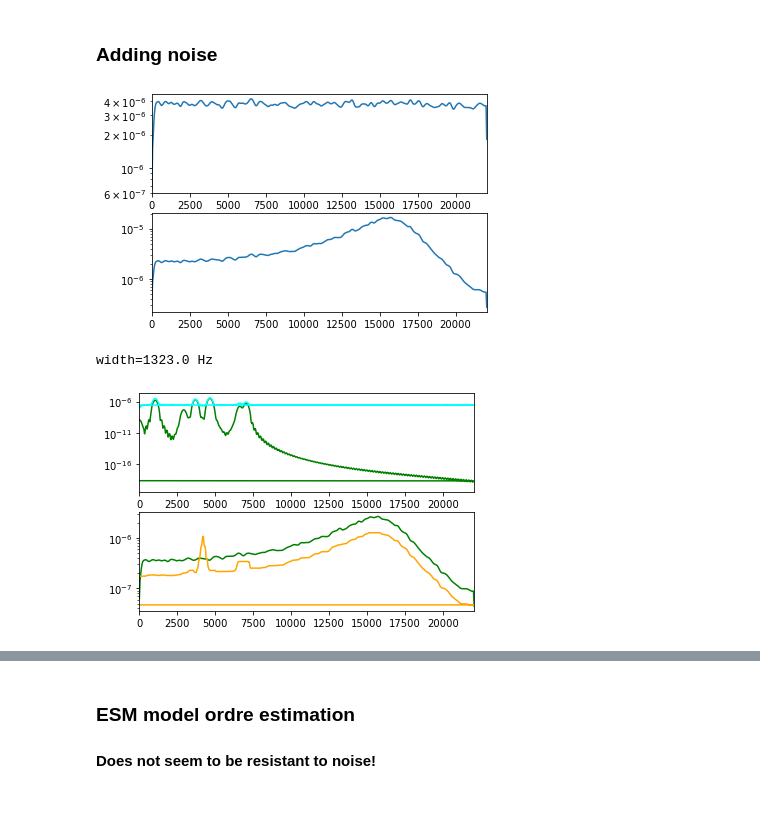
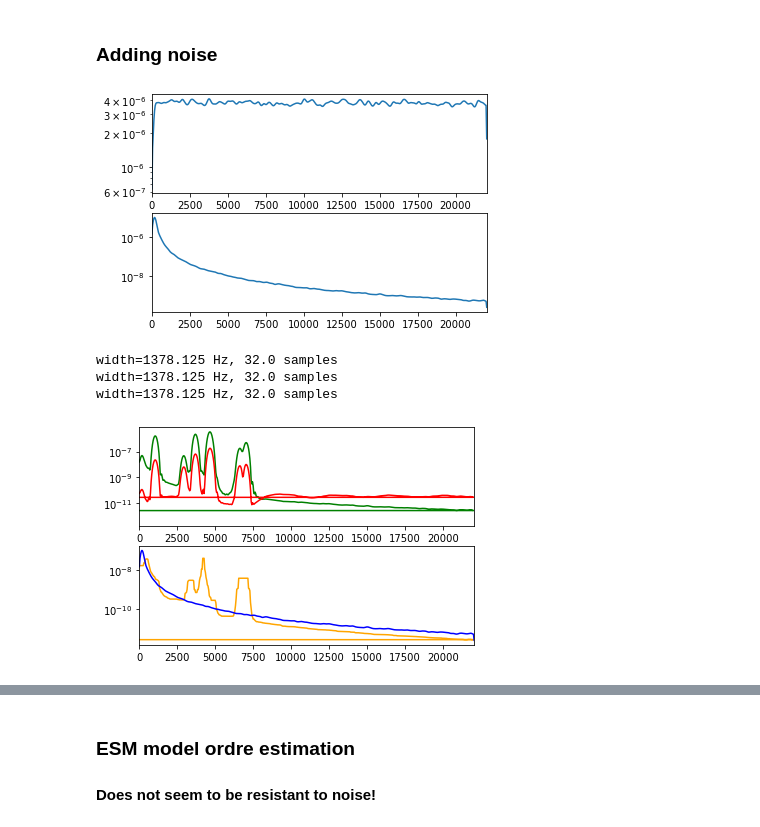
Before and after one commit to piptouque/atiam_pam_hrparam, a Jupyter notebook: source/synth_hr_pierre.ipynb, the cells around one changed output, grey strips where cells are left out. Saved outputs shown, nothing was run; the diff lists cells and outputs as text; code cells hidden in the pictures.

```diff
--- a/source/synth_hr_pierre.ipynb
+++ b/source/synth_hr_pierre.ipynb
@@ -63,8 +63,12 @@ ipd.Audio(np.real(x_sine), rate=sr)
 # %% [markdown]
 ### Adding noise
 # %%
+import colorednoise as cn
+
 white_noise = rng.random(n_s)
-pink_noise = sig.lfilter(_PINK_FILTRE_COEFFS["b"], _PINK_FILTRE_COEFFS["a"], white_noise)
+
+pink_noise = cn.powerlaw_psd_gaussian(2, n_s)    # synthesizing noise
+#pink_noise = sig.lfilter(_PINK_FILTRE_COEFFS["b"], _PINK_FILTRE_COEFFS["a"], white_noise)
 
 fs_psd, white_noise_psd = sig.welch(white_noise, fs=sr, nfft=n_fft)
 _, pink_noise_psd = sig.welch(pink_noise, fs=sr, nfft=n_fft)
@@ -79,39 +83,41 @@ plt.xlim(np.array([0, 0.5])*sr)
 plt.semilogy(fs_psd, pink_noise_psd)
 plt.show()
 # %% [output]
-[figure, old version]
+[figure, new version]
 # %%
-noise_ratio = 0.4
+noise_ratio = 0.1
 noise = noise_ratio*pink_noise
 x = x_sine + noise
 
+# fs_x_psd, x_psd = sig.welch(x, fs=1, nfft=n_fft)
 fs_x_psd, x_psd = sig.welch(x, fs=sr, nfft=n_fft)
 fs_noise_psd, noise_psd = sig.welch(noise, fs=sr, nfft=n_fft)
 
-nu_width = 0.03
+smoothing_factor = 4
 ar_ordre = 14
-print(f"width={nu_width*sr} Hz")
-noise_psd_est = psd_noise(x_psd, nu_width=nu_width)
+noise_psd_est = psd_noise_sig(x, fs=sr, n_fft=n_fft, smoothing_factor=smoothing_factor)
 
 
-noise_filtre_coeffs_est = noise_filtre_coeffs(x, n_fft=n_fft, nu_width=nu_width, ar_ordre=ar_ordre)
+noise_filtre_coeffs_est = noise_filtre_coeffs(x, fs=sr, n_fft=n_fft, ar_ordre=ar_ordre, smoothing_factor=smoothing_factor)
 # TODO: compare
 # print(_PINK_FILTRE_COEFFS)
 # print(noise_filtre_coeffs_est)
-x_white = whiten(x, n_fft=n_fft, nu_width=nu_width, ar_ordre=ar_ordre)
+x_white = whiten(x, fs=sr, n_fft=n_fft, ar_ordre=ar_ordre, smoothing_factor=smoothing_factor)
 _, x_white_psd = sig.welch(x_white, fs=sr, nfft=n_fft)
 _, x_sine_psd = sig.welch(x_sine, fs=sr, nfft=n_fft)
 
 plt.title("PSD of the noised synthesised signal")
 plt.subplot(2, 1, 1)
-plt.xlim(np.array([0, 0.5])*sr)
-plt.semilogy(fs_x_psd, x_sine_psd, c='green')
-plt.semilogy(fs_x_psd, x_white_psd, c='cyan')
+plt.xlim(np.array([0, 0.5]) * sr)
+plt.semilogy(fs_x_psd, x_psd, c='green')
+plt.semilogy(fs_x_psd, x_white_psd, c='r')
 plt.subplot(2, 1, 2)
 plt.xlim(np.array([0, 0.5])*sr)
-plt.semilogy(fs_noise_psd, noise_psd, c='green')
 plt.semilogy(fs_x_psd, noise_psd_est, c='orange')
+plt.semilogy(fs_noise_psd, noise_psd, c='b')
 plt.show()
 # %% [output]
-width=1323.0 Hz
+width=1378.125 Hz, 32.0 samples
+width=1378.125 Hz, 32.0 samples
+width=1378.125 Hz, 32.0 samples
-[figure, old version]
+[figure, new version]
```
Also changed, not shown: parts of 6 cells of this notebook, 3 other files.
